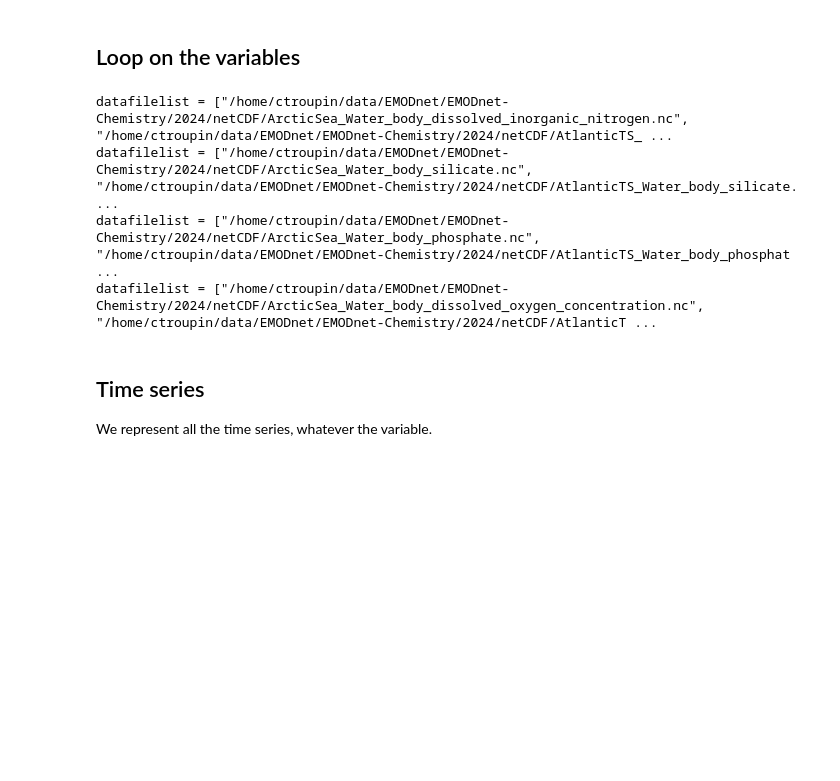
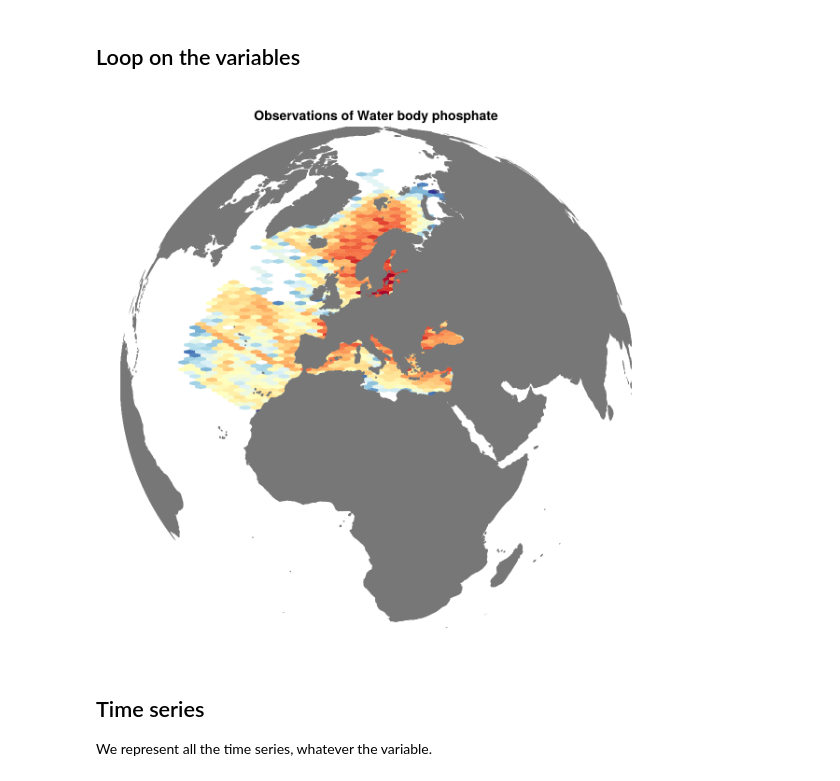
Before and after one commit to gher-uliege/EMODnet-Chemistry-GriddedMaps, a Jupyter notebook: src/plot_observations.ipynb, the cells around one changed output. Drawn from its saved outputs; the diff is of its cells as text; code cells hidden in the pictures; blank space fills up the shorter version.

Commit message:
plot by profiles

```diff
--- a/src/plot_observations.ipynb
+++ b/src/plot_observations.ipynb
@@ -25,12 +20,20 @@ landsea[landsea.==2] .= 1;
 Defined in the file `config.jl`
 # %% [markdown]
 ## Loop on the variables
+# %%
+varname = varlist[5]
+datafilelist = sort(Glob.glob("*$(varname)*.nc", datadir))
+obslon, obslat = get_unique_coordinates(datafilelist)
+
+fighex = make_hexbin(datafilelist, varname)
+# %% [output]
+[figure, added]
 # %%
-for varname in varlist[3:end]
+for varname in varlist[5:5]
 
     # Generate list of files (corresponding to this variable)
     datafilelist = sort(Glob.glob("*$(varname)*.nc", datadir))
-    @show(datafilelist)
+    # @show(datafilelist)
     # Generate figure
 
     # fig0 = make_scatter(datafilelist, varname)
@@ -44,11 +47,6 @@ for varname in varlist[3:end]
         px_per_unit = 300 / inch,
     )
 end
-# %% [output]
-datafilelist = ["/home/ctroupin/data/EMODnet/EMODnet-Chemistry/2024/netCDF/ArcticSea_Water_body_dissolved_inorganic_nitrogen.nc", "/home/ctroupin/data/EMODnet/EMODnet-Chemistry/2024/netCDF/AtlanticTS_ ...
-datafilelist = ["/home/ctroupin/data/EMODnet/EMODnet-Chemistry/2024/netCDF/ArcticSea_Water_body_silicate.nc", "/home/ctroupin/data/EMODnet/EMODnet-Chemistry/2024/netCDF/AtlanticTS_Water_body_silicate. ...
-datafilelist = ["/home/ctroupin/data/EMODnet/EMODnet-Chemistry/2024/netCDF/ArcticSea_Water_body_phosphate.nc", "/home/ctroupin/data/EMODnet/EMODnet-Chemistry/2024/netCDF/AtlanticTS_Water_body_phosphat ...
-datafilelist = ["/home/ctroupin/data/EMODnet/EMODnet-Chemistry/2024/netCDF/ArcticSea_Water_body_dissolved_oxygen_concentration.nc", "/home/ctroupin/data/EMODnet/EMODnet-Chemistry/2024/netCDF/AtlanticT ...
 # %% [markdown]
 ## Time series
 We represent all the time series, whatever the variable.
```
Also changed, not shown: parts of 2 cells of this notebook, 1 other file.
